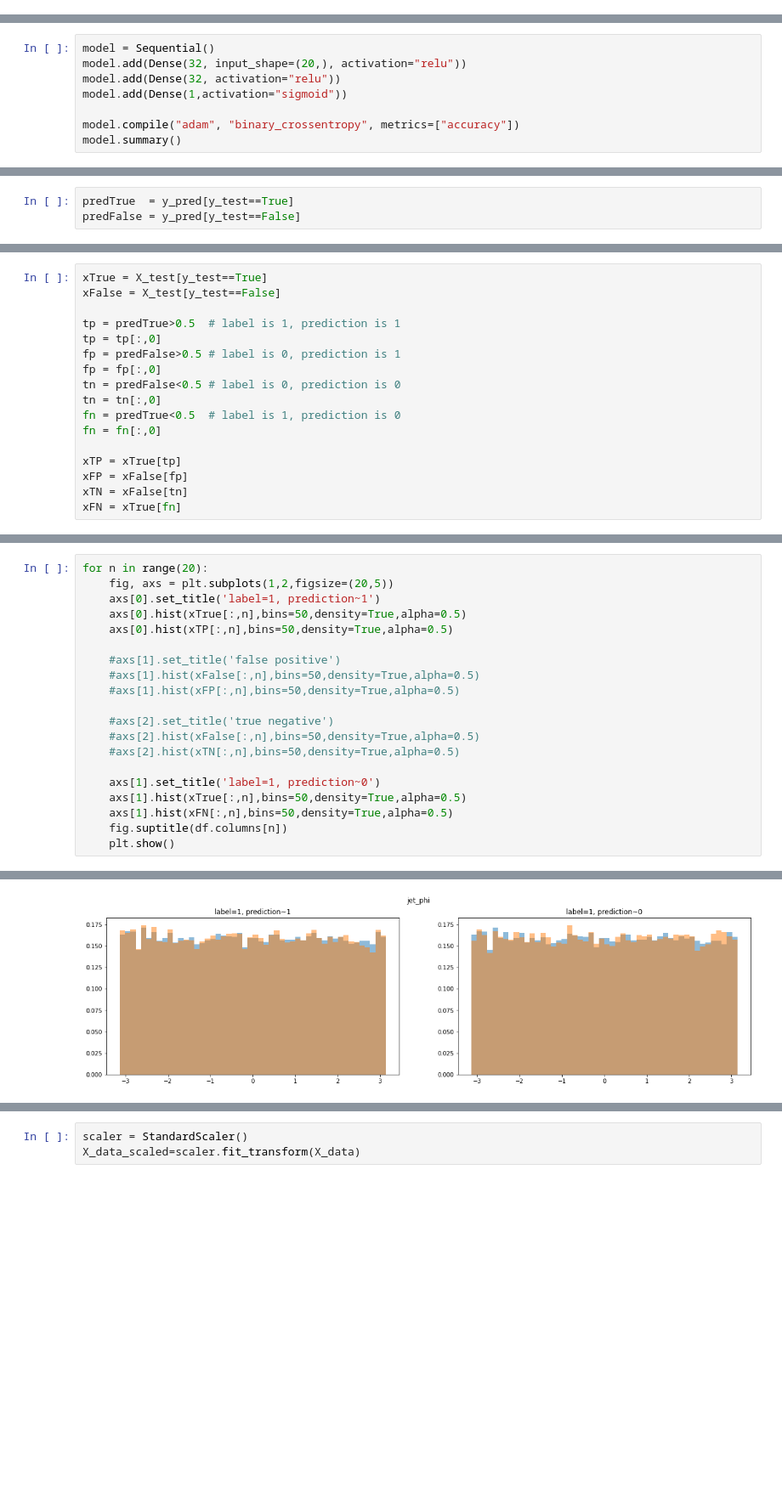
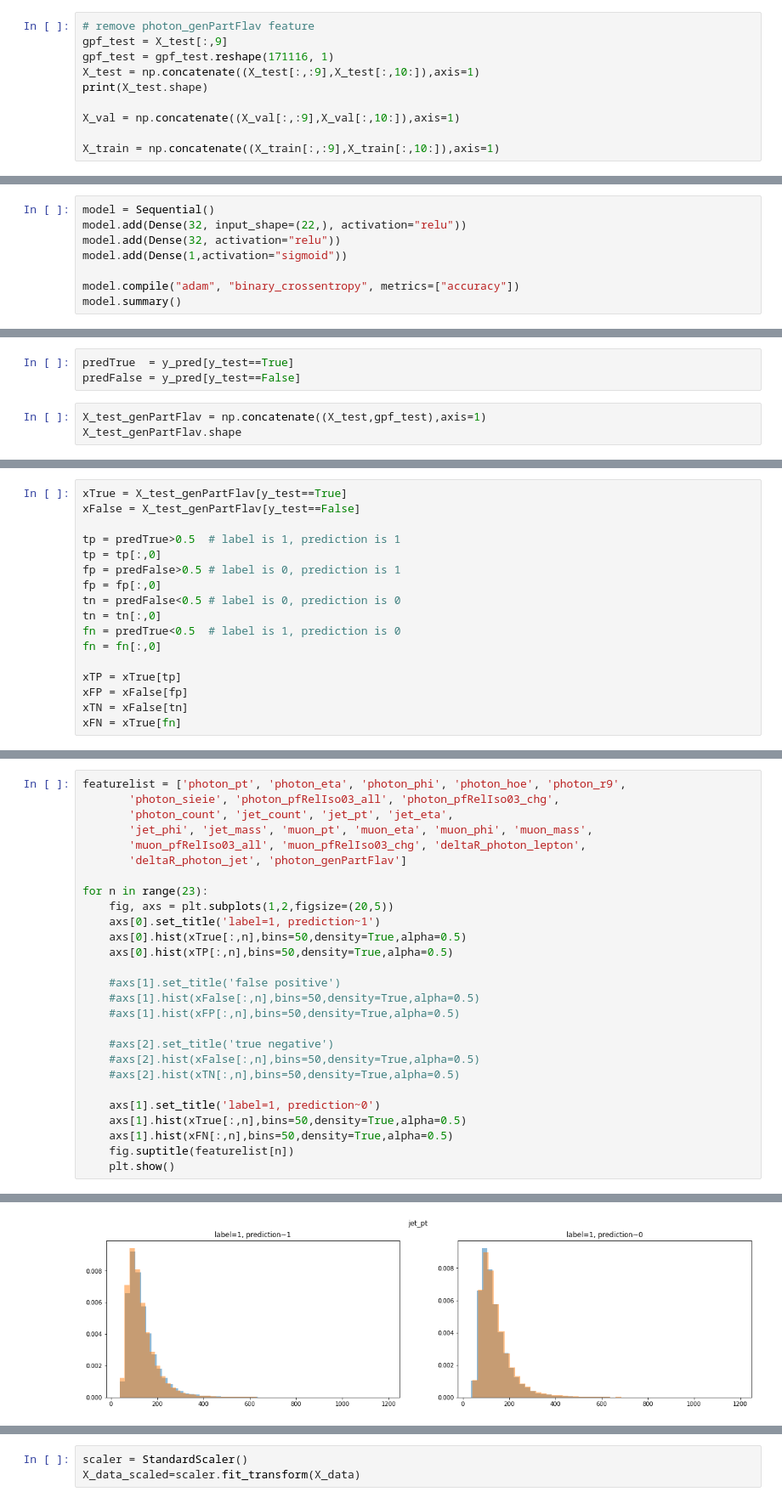
Before and after one commit to nbraukman/TTGTTBClassification, a Jupyter notebook: PhotonClassification.ipynb, the cells around one changed output, grey strips where cells are left out. Shown: that part at 85% size. Cells and saved outputs as stored; diff of their text form; blank space fills up the shorter version.

```diff
--- a/PhotonClassification.ipynb
+++ b/PhotonClassification.ipynb
@@ -539,0 +562,10 @@ X_train, X_val, y_train, y_val = train_test_split(X_train, y_train, test_size=0.
+# %%
+# remove photon_genPartFlav feature
+gpf_test = X_test[:,9]
+gpf_test = gpf_test.reshape(171116, 1)
+X_test = np.concatenate((X_test[:,:9],X_test[:,10:]),axis=1)
+print(X_test.shape)
+
+X_val = np.concatenate((X_val[:,:9],X_val[:,10:]),axis=1)
+
+X_train = np.concatenate((X_train[:,:9],X_train[:,10:]),axis=1)
@@ -545,7 +579,7 @@ X_val_scaled=scaler.fit_transform(X_val)
 X_test_scaled=scaler.fit_transform(X_test)
 # %%
 model = Sequential()
-model.add(Dense(32, input_shape=(20,), activation="relu"))
+model.add(Dense(32, input_shape=(22,), activation="relu"))
 model.add(Dense(32, activation="relu"))
 model.add(Dense(1,activation="sigmoid"))
 
@@ -604,3 +643,6 @@ plt.show()
 # %%
 predTrue  = y_pred[y_test==True]
 predFalse = y_pred[y_test==False]
+# %%
+X_test_genPartFlav = np.concatenate((X_test,gpf_test),axis=1)
+X_test_genPartFlav.shape
@@ -618,6 +662,6 @@ plt.show()
 # %%
-xTrue = X_test[y_test==True]
-xFalse = X_test[y_test==False]
+xTrue = X_test_genPartFlav[y_test==True]
+xFalse = X_test_genPartFlav[y_test==False]
 
 tp = predTrue>0.5  # label is 1, prediction is 1
 tp = tp[:,0]
@@ -635,5 +689,12 @@ xFN = xTrue[fn]
 # %%
-for n in range(20):
+featurelist = ['photon_pt', 'photon_eta', 'photon_phi', 'photon_hoe', 'photon_r9',
+       'photon_sieie', 'photon_pfRelIso03_all', 'photon_pfRelIso03_chg',
+       'photon_count', 'jet_count', 'jet_pt', 'jet_eta',
+       'jet_phi', 'jet_mass', 'muon_pt', 'muon_eta', 'muon_phi', 'muon_mass',
+       'muon_pfRelIso03_all', 'muon_pfRelIso03_chg', 'deltaR_photon_lepton',
+       'deltaR_photon_jet', 'photon_genPartFlav']
+
+for n in range(23):
     fig, axs = plt.subplots(1,2,figsize=(20,5))
     axs[0].set_title('label=1, prediction~1')
     axs[0].hist(xTrue[:,n],bins=50,density=True,alpha=0.5)
@@ -650,6 +711,6 @@ for n in range(20):
     axs[1].set_title('label=1, prediction~0')
     axs[1].hist(xTrue[:,n],bins=50,density=True,alpha=0.5)
     axs[1].hist(xFN[:,n],bins=50,density=True,alpha=0.5)
-    fig.suptitle(df.columns[n])
+    fig.suptitle(featurelist[n])
     plt.show()
 # %% [output]
@@ -666 +727 @@ for n in range(20):
-[figure, old version]
+[figure, new version]
```
Also changed, not shown: parts of 41 cells of this notebook.
